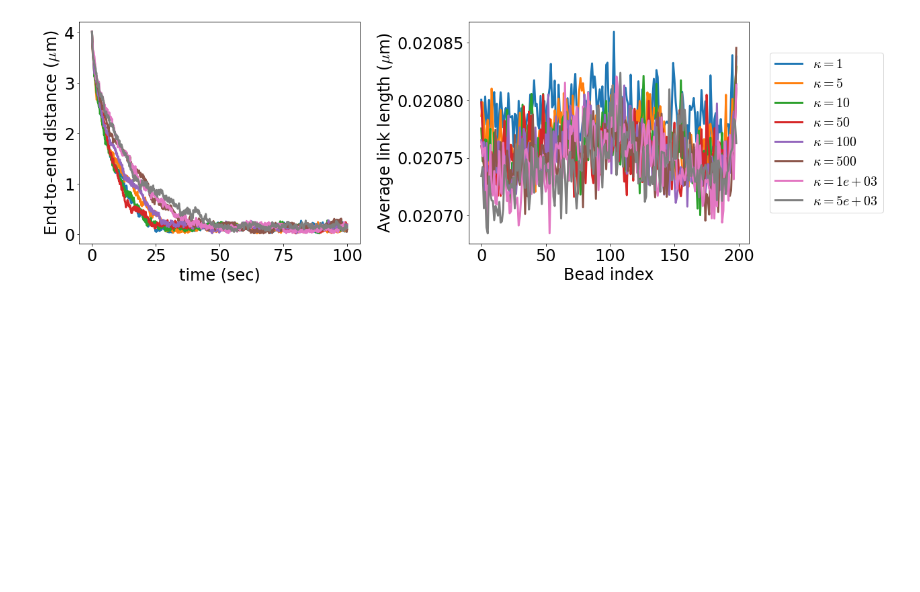
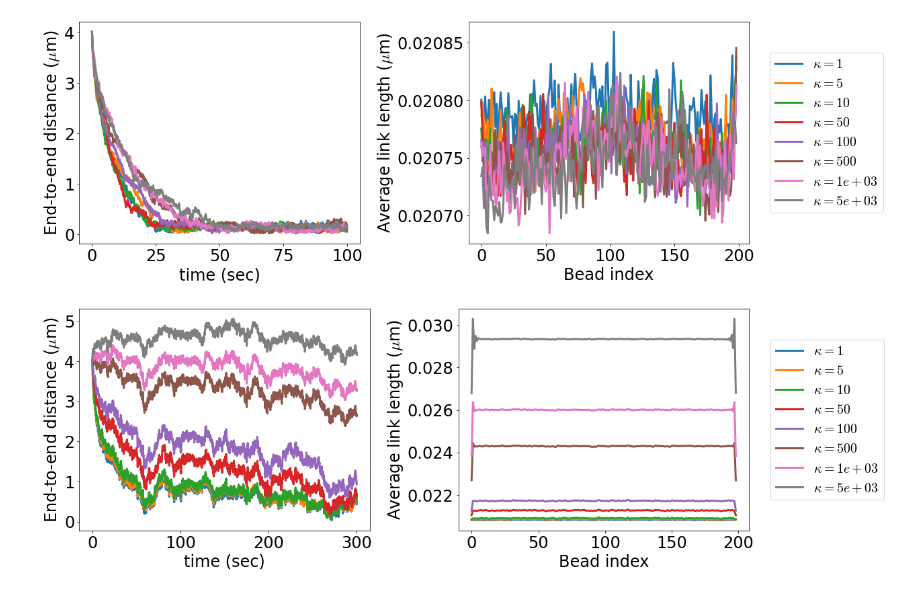
Before and after one commit to palladio11/aLENS_analysis, a Jupyter notebook: notebooks/02-Testing.ipynb, the cells around one changed output. Drawn from its saved outputs; the diff is of its cells as text; code cells hidden in the pictures; blank space fills up the shorter version.

Commit message:
Added persistence length code and figure notebook

```diff
--- a/notebooks/02-Testing.ipynb
+++ b/notebooks/02-Testing.ipynb
@@ -990,3 +990,36 @@ finally:
 # %% [output]
 [<HDF5 file "kappa1.h5" (mode r+)>, <HDF5 file "kappa5.h5" (mode r+)>, <HDF5 file "kappa10.h5" (mode r+)>, <HDF5 file "kappa50.h5" (mode r+)>, <HDF5 file "kappa1e+02.h5" (mode r+)>, <HDF5 file "kappa5 ...
 [figure]
+# %%
+rigidity_test_path = ws_path / '22-08-01_aLchr1_line200_rigid_longbond_test/simulations'
+# %%
+t_start = 0
+t_end = -2000
+fig, axarr = plt.subplots(1, 2, figsize=(18, 6))
+try:
+    h5_data_lst = [h5py.File(h5p, 'r+') for h5p in rigidity_test_path.glob('kappa*/analysis/*.h5')]
+    # print(h5_data_lst)
+    h5_data_lst.sort(key=lambda x: get_protein_param(x, 'kappa'))
+    for h5_data in h5_data_lst:
+        sy_dat = h5_data['raw_data']['sylinders'][...]
+        com_arr = .5 * (sy_dat[:, 2:5, t_start:t_end] + sy_dat[:, 5:8, t_start:t_end])
+        time_arr = h5_data['time'][t_start:t_end]
+        end_sep_arr = np.linalg.norm(com_arr[0,:,:] - com_arr[-1,:,:], axis=0)
+        bead_sep_arr = np.linalg.norm(com_arr[0:-1,:,:] - com_arr[1:,:,:], axis=1)
+        avg_stretch = bead_sep_arr.mean(axis=1)
+        _ = axarr[0].plot(time_arr, end_sep_arr, label=get_param(h5_data, 'dt'))
+        _ = axarr[1].plot(range(avg_stretch.size), avg_stretch, label=f'$\kappa = {float(get_protein_param(h5_data, "kappa")):.3g}$')
+
+    _ = axarr[0].set_xlabel('time (sec)')
+    _ = axarr[1].set_xlabel('Bead index')
+    _ = axarr[0].set_ylabel('End-to-end distance ($\mu$m)')
+    _ = axarr[1].set_ylabel('Average link length ($\mu$m)')
+    _ = axarr[1].legend(loc='center left', bbox_to_anchor=(1.05, .5))
+    fig.tight_layout()
+except:
+    raise
+finally:
+    for h5d in h5_data_lst:
+        h5d.close()
+# %% [output]
+[figure, added]
```
Also changed, not shown: parts of 1 cell of this notebook, 2 other files.
